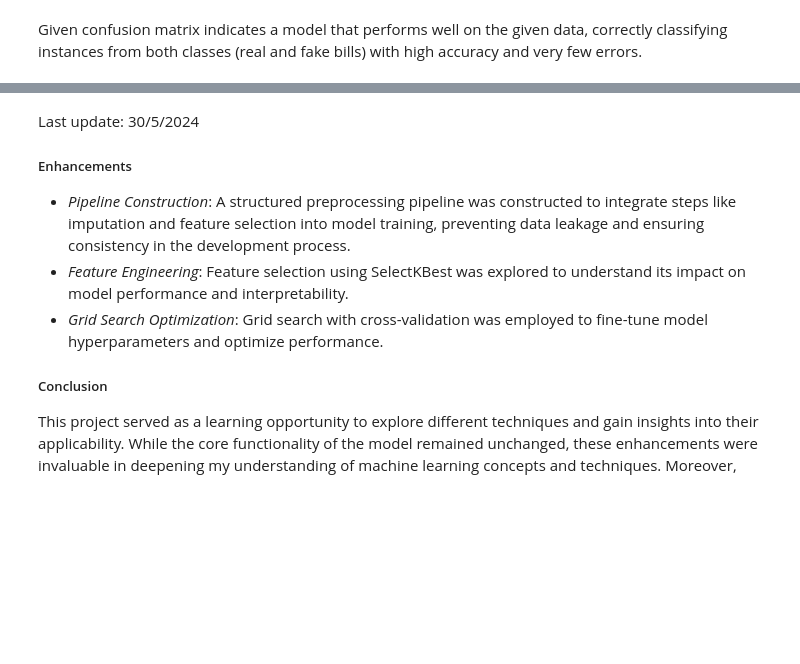
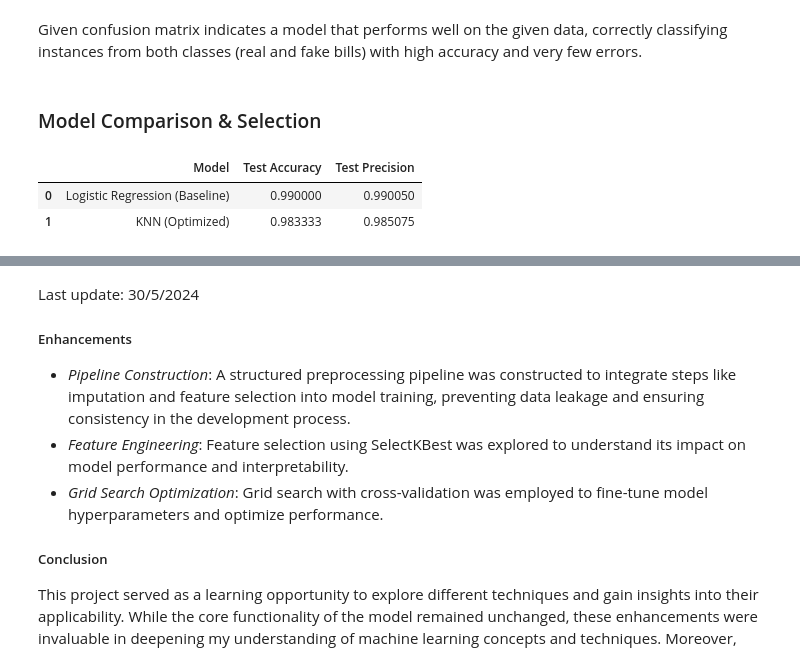
Before and after one commit to isidoora/Fake_Bills, a Jupyter notebook: FakeBillsWithKNN.ipynb, the cells around one changed output, grey strips where cells are left out. Drawn from its saved outputs; the diff is of its cells as text; code cells hidden in the pictures; blank space fills up the shorter version.

```diff
--- a/FakeBillsWithKNN.ipynb
+++ b/FakeBillsWithKNN.ipynb
@@ -212,2 +259,22 @@ plt.show()
 # %% [markdown]
 Given confusion matrix indicates a model that performs well on the given data, correctly classifying instances from both classes (real and fake bills) with high accuracy and very few errors.
+# %% [markdown]
+### Model Comparison & Selection
+# %%
+results = pd.DataFrame({
+    'Model': ['Logistic Regression (Baseline)', 'KNN (Optimized)'],
+    'Test Accuracy': [
+        accuracy_score(y_test, y_pred_baseline),
+        accuracy_score(y_test, y_pred)
+    ],
+    'Test Precision': [
+        precision_score(y_test, y_pred_baseline),
+        precision_score(y_test, y_pred)
+    ]
+})
+
+results
+# %% [output]
+|  | Model | Test Accuracy | Test Precision |
+| 0 | Logistic Regression (Baseline) | 0.990000 | 0.990050 |
+| 1 | KNN (Optimized) | 0.983333 | 0.985075 |
```
Also changed, not shown: parts of 20 cells of this notebook.
